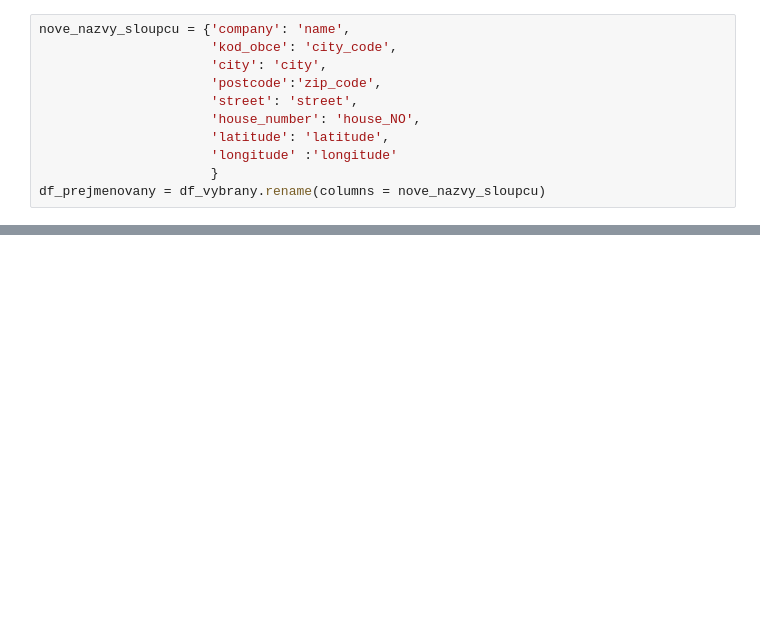
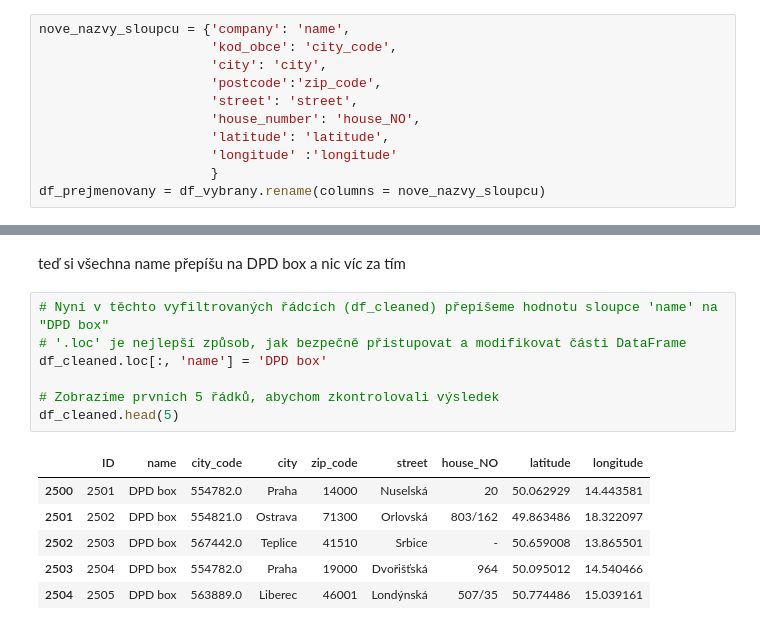
Before and after one commit to 123Lenka/Detektivky_vizualni_smog, a Jupyter notebook: lenka/dpd_cleaning.ipynb, the cells around one changed output, grey strips where cells are left out. Saved outputs shown, nothing was run; the diff lists cells and outputs as text; blank space fills up the shorter version.

```diff
--- a/lenka/dpd_cleaning.ipynb
+++ b/lenka/dpd_cleaning.ipynb
@@ -62,0 +115,16 @@ df_prejmenovany.head(5)
+# %% [markdown]
+teď si všechna name přepíšu na DPD box a nic víc za tím
+# %%
+# Nyní v těchto vyfiltrovaných řádcích (df_cleaned) přepíšeme hodnotu sloupce 'name' na "DPD box"
+# '.loc' je nejlepší způsob, jak bezpečně přistupovat a modifikovat části DataFrame
+df_cleaned.loc[:, 'name'] = 'DPD box'
+
+# Zobrazíme prvních 5 řádků, abychom zkontrolovali výsledek
+df_cleaned.head(5)
+# %% [output]
+|  | ID | name | city_code | city | zip_code | street | house_NO | latitude | longitude |
+| 2500 | 2501 | DPD box | 554782.0 | Praha | 14000 | Nuselská | 20 | 50.062929 | 14.443581 |
+| 2501 | 2502 | DPD box | 554821.0 | Ostrava | 71300 | Orlovská | 803/162 | 49.863486 | 18.322097 |
+| 2502 | 2503 | DPD box | 567442.0 | Teplice | 41510 | Srbice | - | 50.659008 | 13.865501 |
+| 2503 | 2504 | DPD box | 554782.0 | Praha | 19000 | Dvořišťská | 964 | 50.095012 | 14.540466 |
+| 2504 | 2505 | DPD box | 563889.0 | Liberec | 46001 | Londýnská | 507/35 | 50.774486 | 15.039161 |
```
Also changed, not shown: parts of 13 cells of this notebook, 2 other files.
